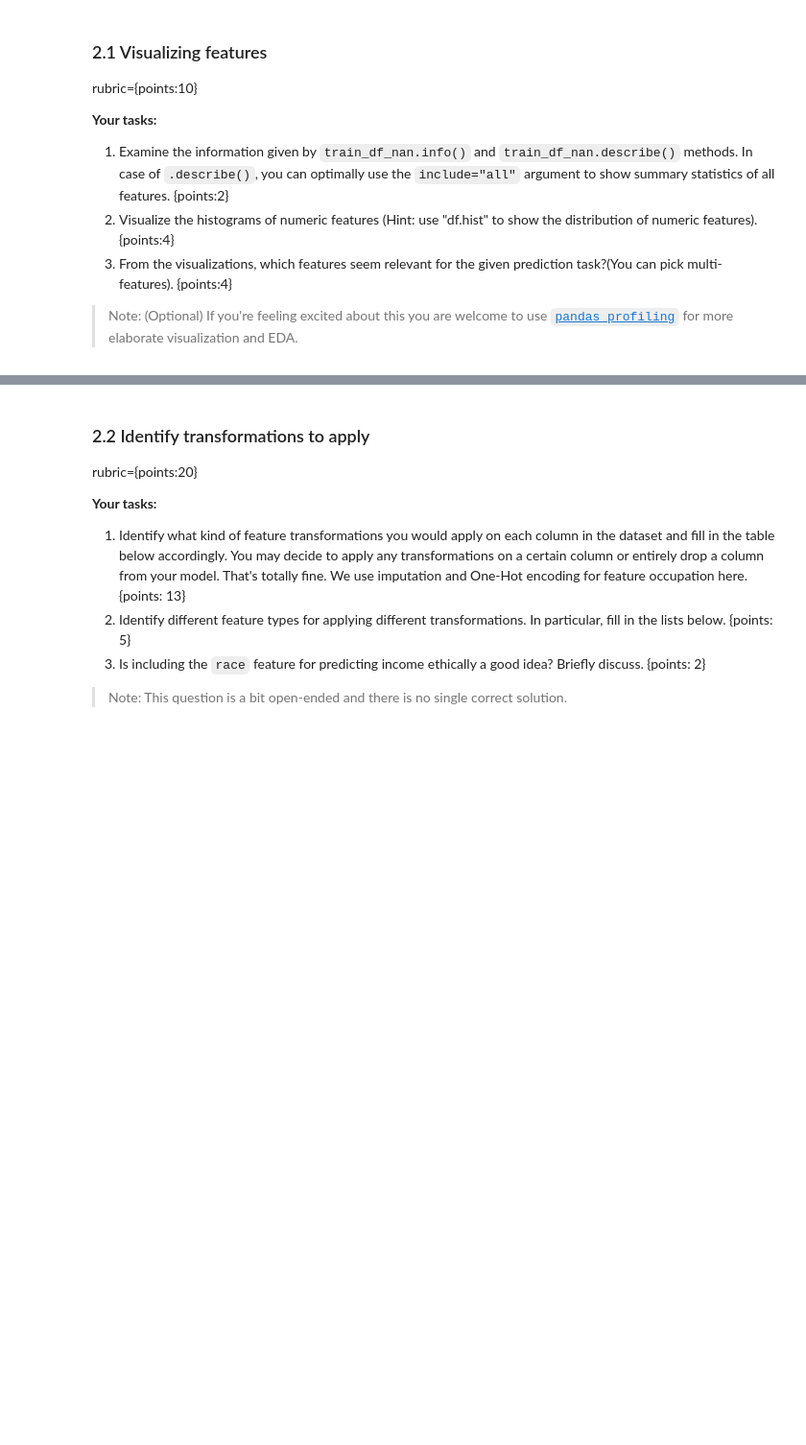
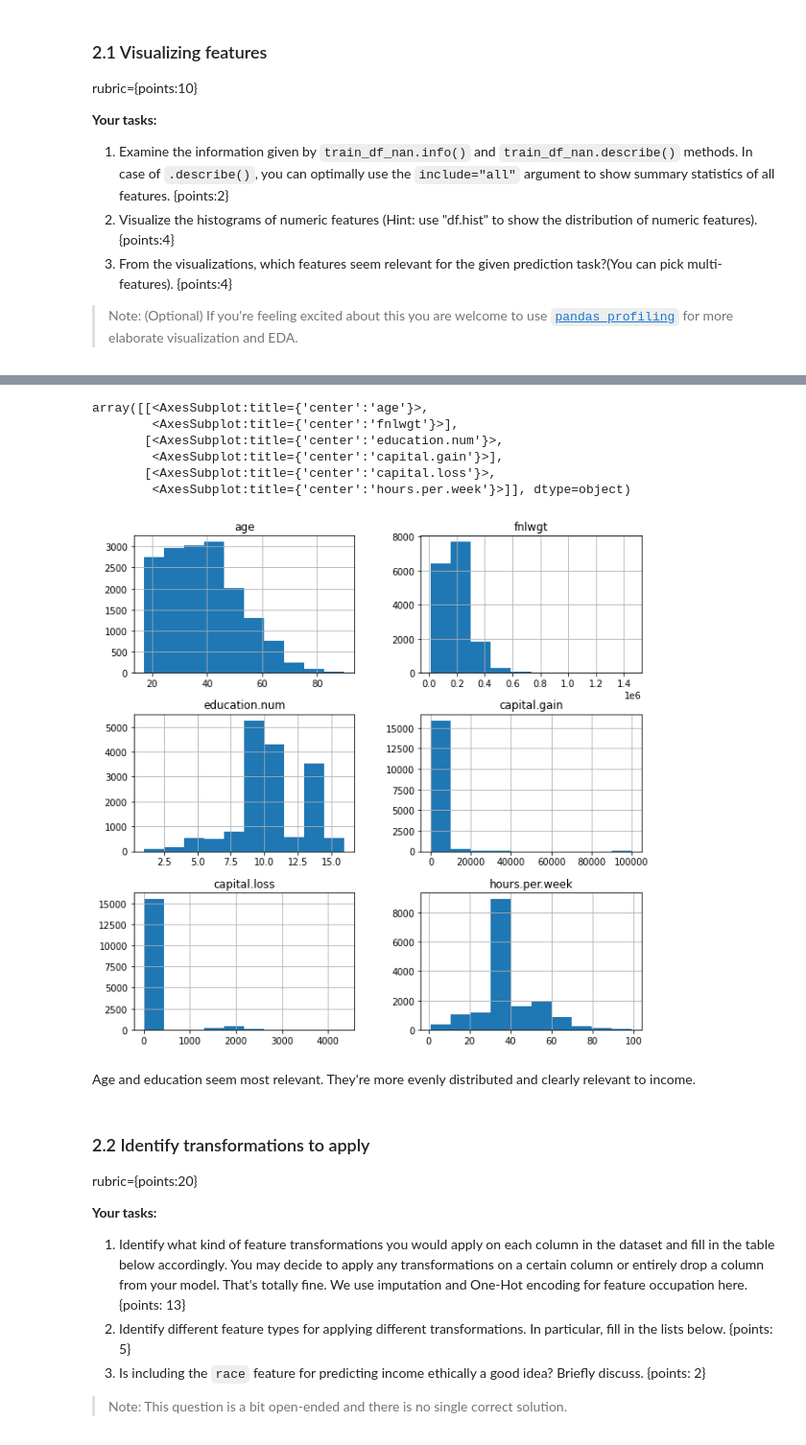
Before and after one commit to CarsonFox/MachineLearning, a Jupyter notebook: HW3/CS4320_HW3.ipynb, the cells around one changed output, grey strips where cells are left out. Shown: that part at 96% size. Cells and saved outputs as stored; diff of their text form; code cells hidden in the pictures; blank space fills up the shorter version.

```diff
--- a/HW3/CS4320_HW3.ipynb
+++ b/HW3/CS4320_HW3.ipynb
@@ -55,3 +55,5 @@ In order to avoid violation of the golden rule, the first step before we do anyt
+# %%
+train_df, test_df = train_test_split(census_df, train_size=.5, random_state=10)
 # %% [markdown]
 ## Exercise 2: Exploratory data analysis (EDA) <a name="2"></a>
 <hr>
@@ -89,3 +146,15 @@ rubric={points:10}
+# %%
+train_df_nan.hist(figsize=(10, 10))
+# %% [output]
+array([[<AxesSubplot:title={'center':'age'}>,
+        <AxesSubplot:title={'center':'fnlwgt'}>],
+       [<AxesSubplot:title={'center':'education.num'}>,
+        <AxesSubplot:title={'center':'capital.gain'}>],
+       [<AxesSubplot:title={'center':'capital.loss'}>,
+        <AxesSubplot:title={'center':'hours.per.week'}>]], dtype=object)
+[figure, added]
+# %% [markdown]
+Age and education seem most relevant. They're more evenly distributed and clearly relevant to income.
 # %% [markdown]
 ### 2.2 Identify transformations to apply
 rubric={points:20}
```
Also changed, not shown: parts of 57 cells of this notebook, 1 other file.
